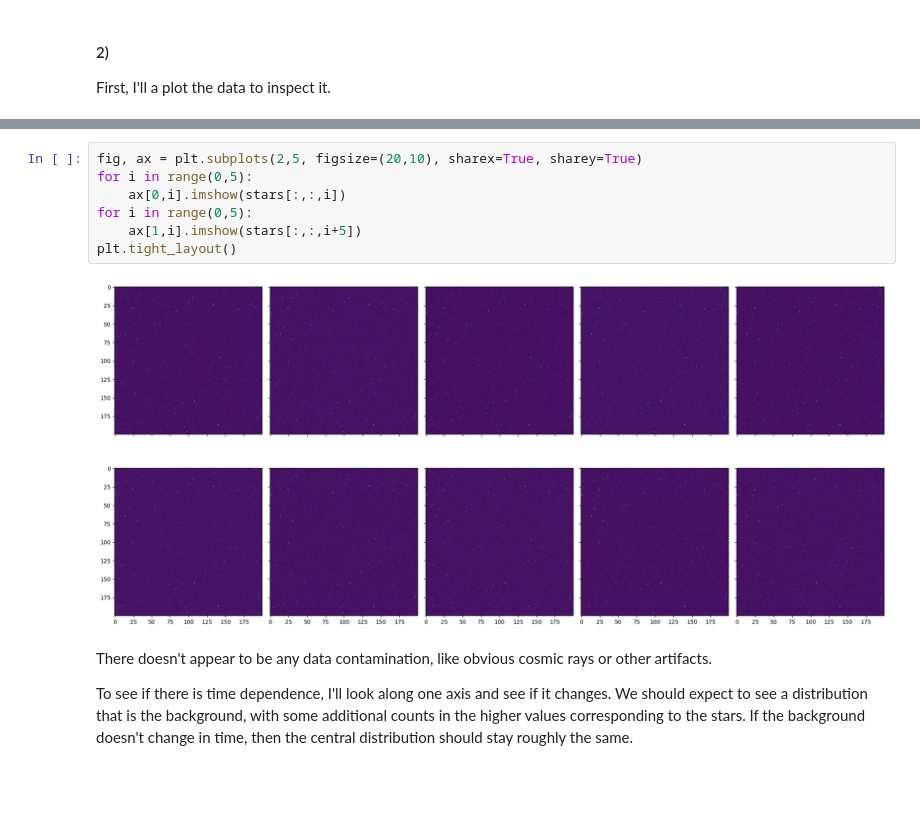
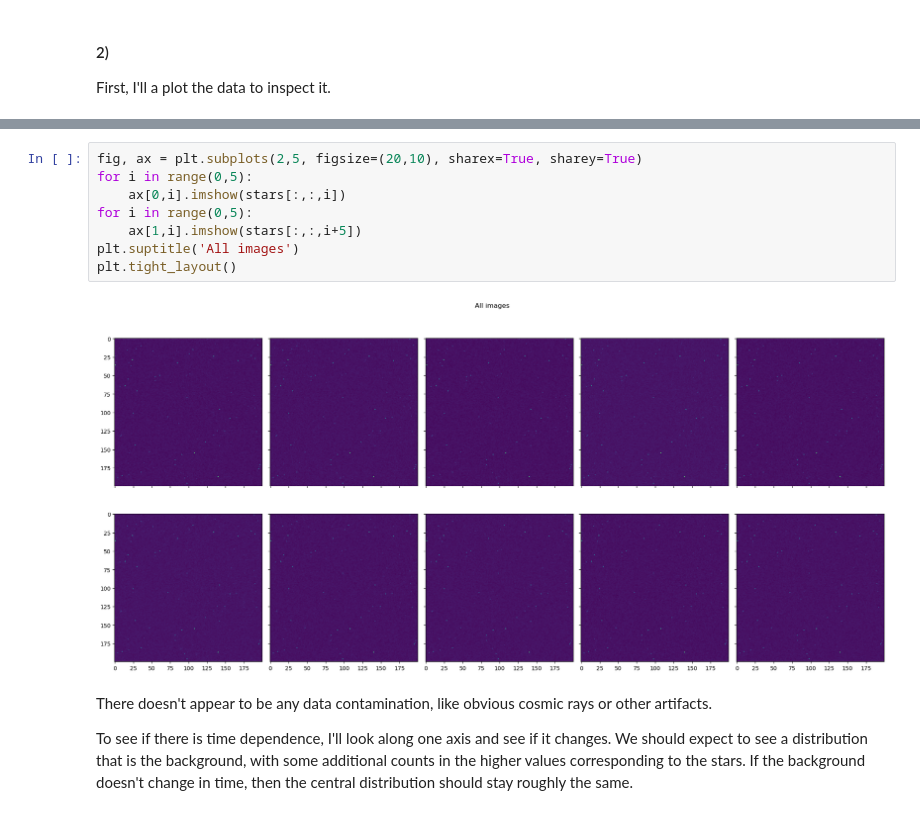
Before and after one commit to pgwart/PHYS434, a Jupyter notebook: lab4.ipynb, the cells around one changed output, grey strips where cells are left out. Drawn from its saved outputs; the diff is of its cells as text; blank space fills up the shorter version.

```diff
--- a/lab4.ipynb
+++ b/lab4.ipynb
@@ -128,12 +173,13 @@ plt.imshow(stars[:,:,6])
 # %%
 fig, ax = plt.subplots(2,5, figsize=(20,10), sharex=True, sharey=True)
 for i in range(0,5):
     ax[0,i].imshow(stars[:,:,i])
 for i in range(0,5):
     ax[1,i].imshow(stars[:,:,i+5])
+plt.suptitle('All images')
 plt.tight_layout()
 # %% [output]
-[figure, old version]
+[figure, new version]
 # %% [markdown]
 There doesn't appear to be any data contamination, like obvious cosmic rays or other artifacts.
 
```
Also changed, not shown: parts of 22 cells of this notebook, 1 other file.
